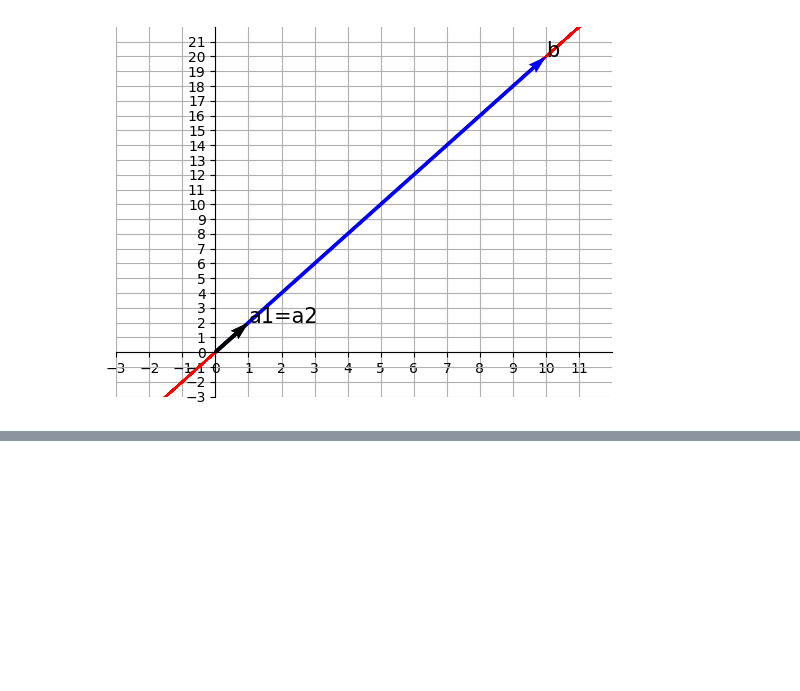
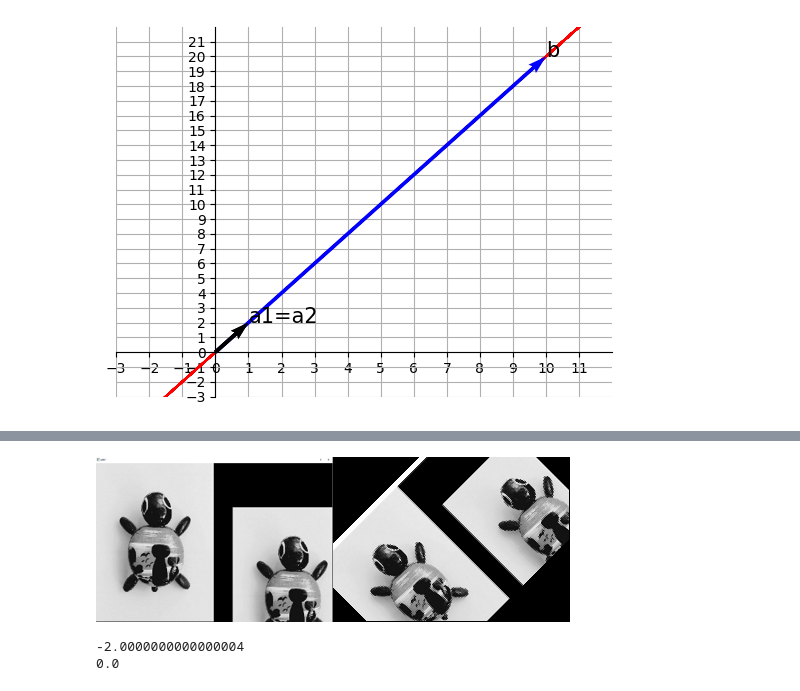
Before and after one commit to Naganadel17/private, a Jupyter notebook: 4주차.ipynb, the cells around one changed output, grey strips where cells are left out. Drawn from its saved outputs; the diff is of its cells as text; code cells hidden in the pictures; blank space fills up the shorter version.

```diff
--- a/4주차.ipynb
+++ b/4주차.ipynb
@@ -664,0 +698,38 @@ Drive already mounted at /content/drive; to attempt to forcibly remount, call dr
+# %%
+angle=45
+radian=angle*np.pi/180
+c=np.cos(radian)
+s=np.sin(radian)
+center_x=width/2
+center_y=height/2
+rotation_matrix=np.array([[c,s,(1-c)*center_x-s*center_y],[-s,c,s*center_x+(1-c)*center_y],[0,0,1]],dtype=float)
+dst=np.zeros(image.shape,dtype=np.uint8)
+
+for y in range(height-1):
+  for x in range(width-1):
+    new_p=np.array([x,y,1])
+    inv_rotation_matrix=np.linalg.inv(rotation_matrix)
+    old_p=np.dot(inv_rotation_matrix,new_p)
+    x_,y_=old_p[:2]
+    x_=int(x_)
+    y_=int(y_)
+    if x_>0 and x_ < width and y_>0 and y_ < height:
+      dst[y,x]=image[y_,x_]
+
+
+result = cv2.hconcat([image,dst])
+cv2_imshow(result)
+cv2.waitKey(0)
+cv2.destroyAllWindows()
+# %% [output]
+[figure, added]
+# %%
+A=np.array([10])
+B=np.array([[1,2],[3,4]])
+C=np.array([[1,2,3],[4,5,6],[7,8,9]])
+#np.linalg.det(A)
+print(np.linalg.det(B))
+print(np.linalg.det(C))
+# %% [output]
+-2.0000000000000004
+0.0
```
Also changed, not shown: parts of 5 cells of this notebook.
